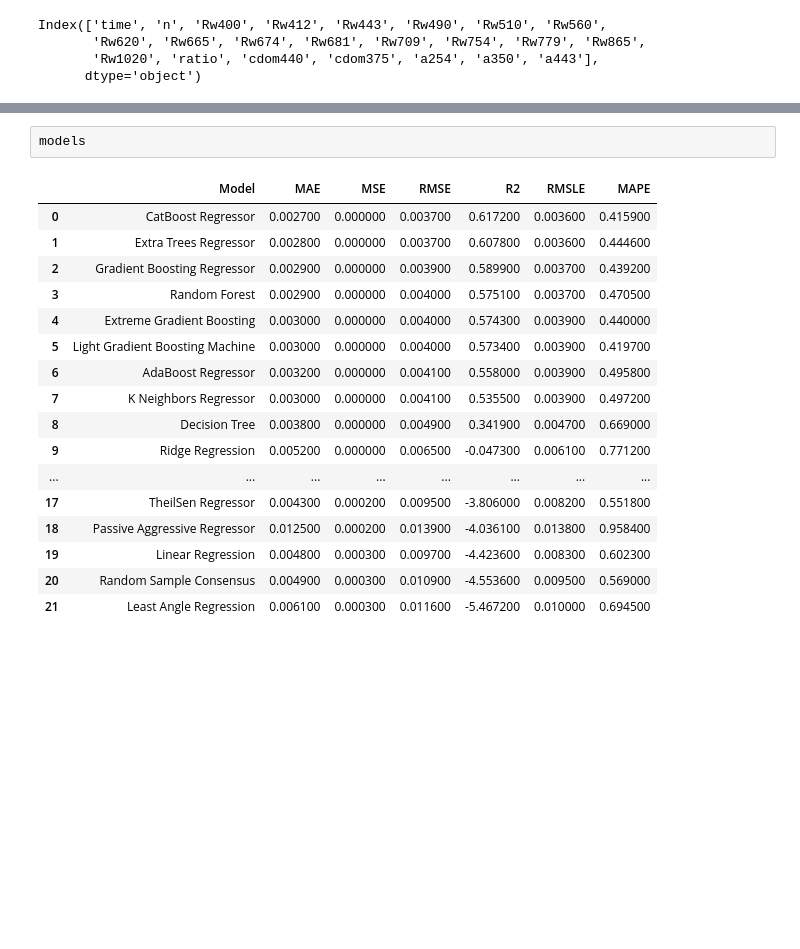
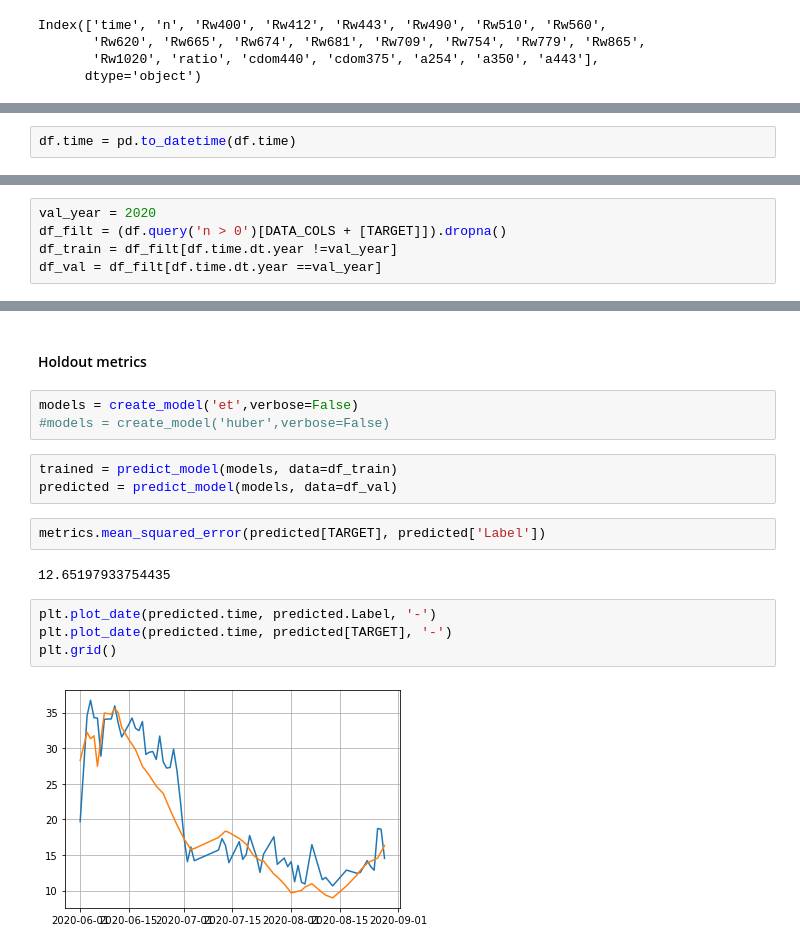
Before and after one commit to awi-response/water_regression, a Jupyter notebook: 01_Model_Setup.ipynb, the cells around one changed output, grey strips where cells are left out. Drawn from its saved outputs; the diff is of its cells as text; blank space fills up the shorter version.

Commit message:
added holdout set and plotting

```diff
--- a/01_Model_Setup.ipynb
+++ b/01_Model_Setup.ipynb
@@ -91,0 +59,2 @@ Setup Succesfully Completed!
+# %%
+df.time = pd.to_datetime(df.time)
@@ -91,0 +65,5 @@ Setup Succesfully Completed!
+# %%
+val_year = 2020
+df_filt = (df.query('n > 0')[DATA_COLS + [TARGET]]).dropna()
+df_train = df_filt[df.time.dt.year !=val_year]
+df_val = df_filt[df.time.dt.year ==val_year]
@@ -94,20 +109,18 @@ models = compare_models()
-# %%
-models
-# %% [output]
-|  | Model | MAE | MSE | RMSE | R2 | RMSLE | MAPE |
-| 0 | CatBoost Regressor | 0.002700 | 0.000000 | 0.003700 | 0.617200 | 0.003600 | 0.415900 |
-| 1 | Extra Trees Regressor | 0.002800 | 0.000000 | 0.003700 | 0.607800 | 0.003600 | 0.444600 |
-| 2 | Gradient Boosting Regressor | 0.002900 | 0.000000 | 0.003900 | 0.589900 | 0.003700 | 0.439200 |
-| 3 | Random Forest | 0.002900 | 0.000000 | 0.004000 | 0.575100 | 0.003700 | 0.470500 |
-| 4 | Extreme Gradient Boosting | 0.003000 | 0.000000 | 0.004000 | 0.574300 | 0.003900 | 0.440000 |
-| 5 | Light Gradient Boosting Machine | 0.003000 | 0.000000 | 0.004000 | 0.573400 | 0.003900 | 0.419700 |
-| 6 | AdaBoost Regressor | 0.003200 | 0.000000 | 0.004100 | 0.558000 | 0.003900 | 0.495800 |
-| 7 | K Neighbors Regressor | 0.003000 | 0.000000 | 0.004100 | 0.535500 | 0.003900 | 0.497200 |
-| 8 | Decision Tree | 0.003800 | 0.000000 | 0.004900 | 0.341900 | 0.004700 | 0.669000 |
-| 9 | Ridge Regression | 0.005200 | 0.000000 | 0.006500 | -0.047300 | 0.006100 | 0.771200 |
-| ... | ... | ... | ... | ... | ... | ... | ... |
-| 17 | TheilSen Regressor | 0.004300 | 0.000200 | 0.009500 | -3.806000 | 0.008200 | 0.551800 |
-| 18 | Passive Aggressive Regressor | 0.012500 | 0.000200 | 0.013900 | -4.036100 | 0.013800 | 0.958400 |
-| 19 | Linear Regression | 0.004800 | 0.000300 | 0.009700 | -4.423600 | 0.008300 | 0.602300 |
-| 20 | Random Sample Consensus | 0.004900 | 0.000300 | 0.010900 | -4.553600 | 0.009500 | 0.569000 |
-| 21 | Least Angle Regression | 0.006100 | 0.000300 | 0.011600 | -5.467200 | 0.010000 | 0.694500 |
+# %% [markdown]
+#### Holdout metrics
+# %%
+models = create_model('et',verbose=False)
+#models = create_model('huber',verbose=False)
+# %%
+trained = predict_model(models, data=df_train)
+predicted = predict_model(models, data=df_val)
+# %%
+metrics.mean_squared_error(predicted[TARGET], predicted['Label'])
+# %% [output]
+12.65197933754435
+# %%
+plt.plot_date(predicted.time, predicted.Label, '-')
+plt.plot_date(predicted.time, predicted[TARGET], '-')
+plt.grid()
+# %% [output]
+[figure, added]
```
Also changed, not shown: parts of 16 cells of this notebook.
